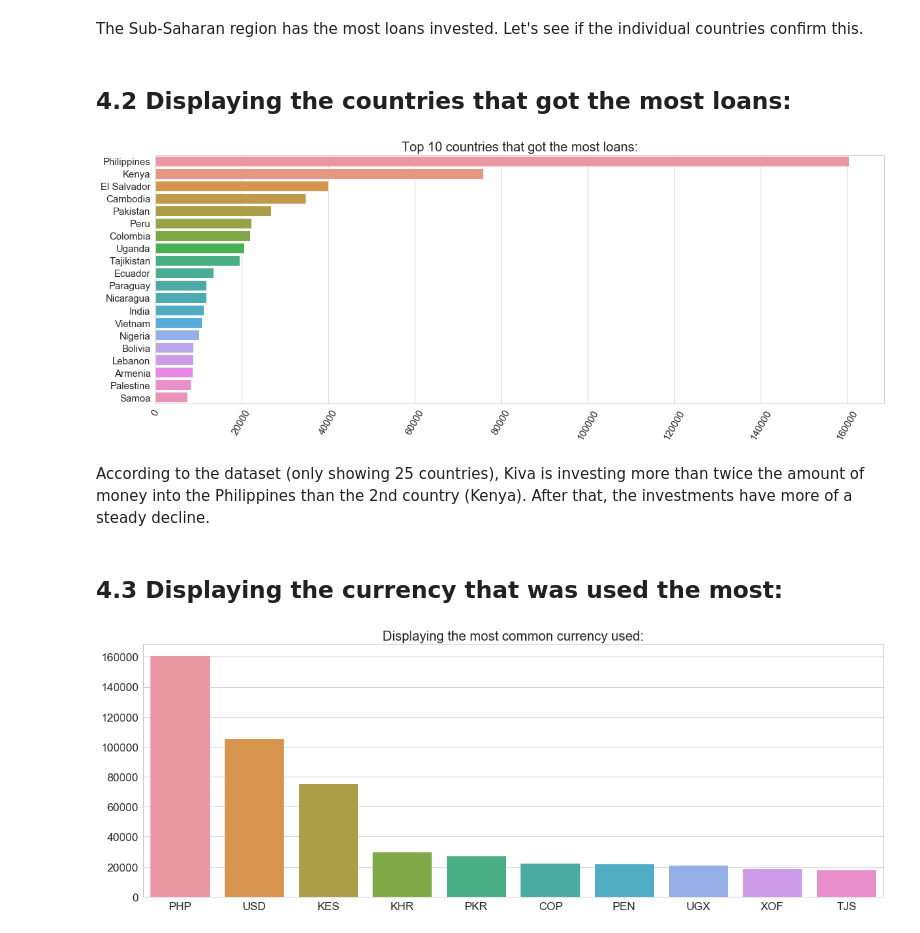
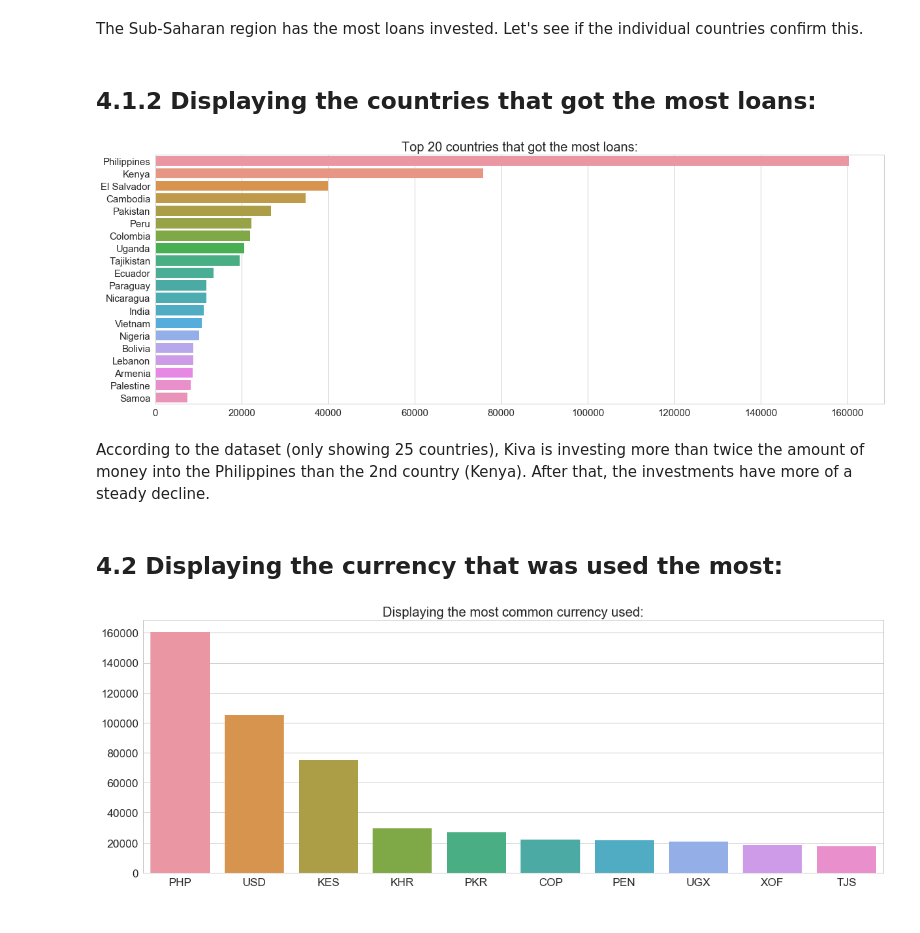
Before and after one commit to CJL89/Kiva-Crowdfunding, a Jupyter notebook: Kiva Crowdfunding.ipynb, the cells around one changed output. Saved outputs shown, nothing was run; the diff lists cells and outputs as text; code cells hidden in the pictures.

Commit message:
kiva_loans analysis

```diff
--- a/Kiva Crowdfunding.ipynb
+++ b/Kiva Crowdfunding.ipynb
@@ -289,31 +294,31 @@ plt.show()
 # %% [markdown]
 The Sub-Saharan region has the most loans invested. Let's see if the individual countries confirm this.
 # %% [markdown]
-## <a id='countries'>4.2 Displaying the countries that got the most loans:</a>
+## <a id='countries'>4.1.2 Displaying the countries that got the most loans:</a>
 # %%
 # Displaying the top 10 countries that got the biggest dollar amount in loans:
 
 countries = pd.DataFrame(kiva_loans['country'].value_counts(sort=['loan_amount']))
 countries.reset_index(inplace=True)
 countries.columns = ['country', 'total_loaned']
 
 # Displaying the results in a graph:
 
 plt.figure(figsize=(20, 7))
 
 sns.set(style="whitegrid")
 barplot = sns.barplot(x=countries['total_loaned'][:20], y=countries['country'][:20])
 barplot.set(xlabel='', ylabel='')
-plt.title('Top 10 countries that got the most loans:', fontsize=20)
-plt.xticks(rotation=60, fontsize=15)
+plt.title('Top 20 countries that got the most loans:', fontsize=20)
+plt.xticks(fontsize=15)
 plt.yticks(fontsize=15)
 plt.show()
 # %% [output]
-[figure, old version]
+[figure, new version]
 # %% [markdown]
 According to the dataset (only showing 25 countries), Kiva is investing more than twice the amount of money into the Philippines than the 2nd country (Kenya). After that, the investments have more of a steady decline.
 # %% [markdown]
-## <a id='currency'>4.3 Displaying the currency that was used the most:</a>
+## <a id='currency'>4.2 Displaying the currency that was used the most:</a>
 # %%
 kiva_currency = pd.DataFrame(kiva_loans['currency'].value_counts(sort='country'))
 
```
Also changed, not shown: parts of 54 cells of this notebook.
